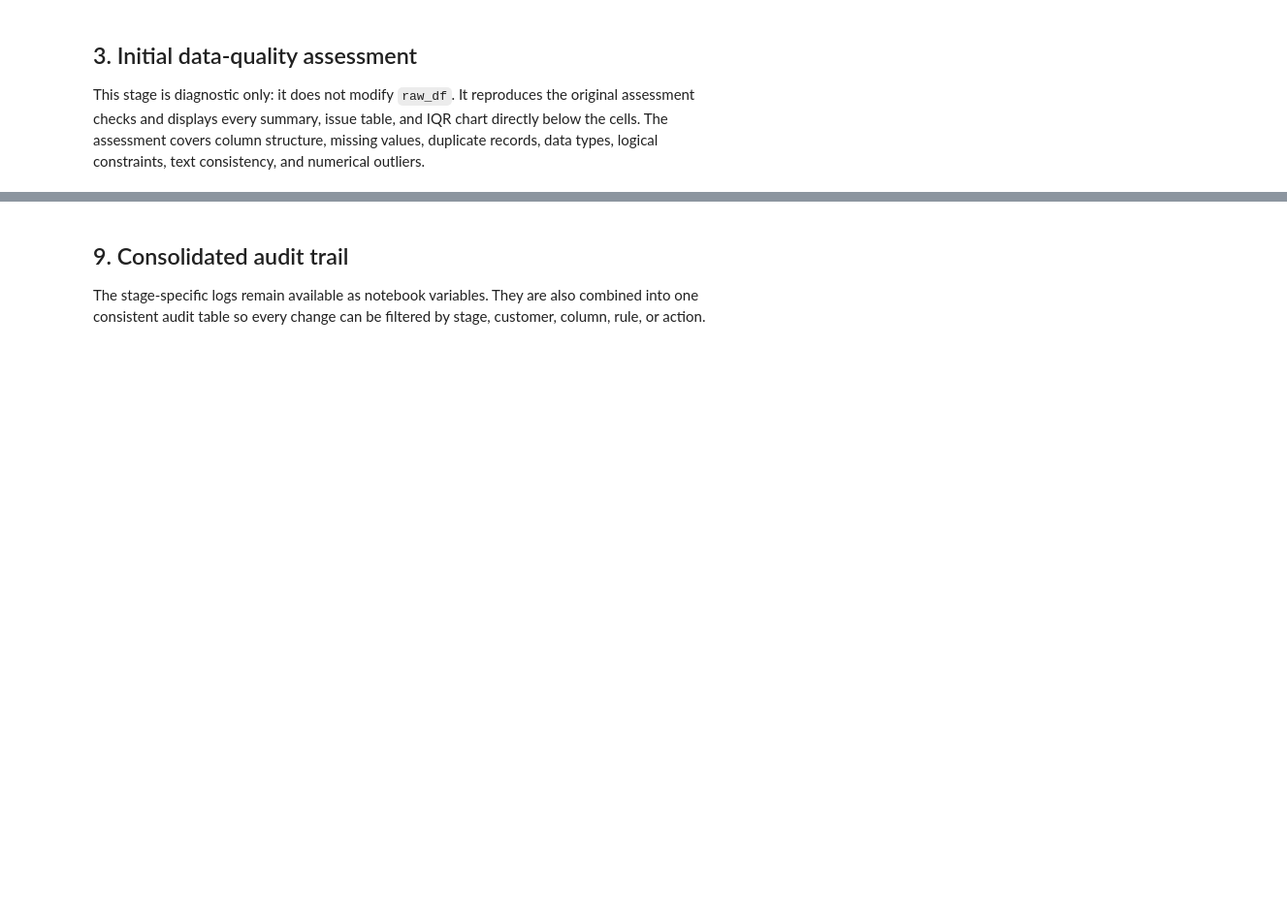
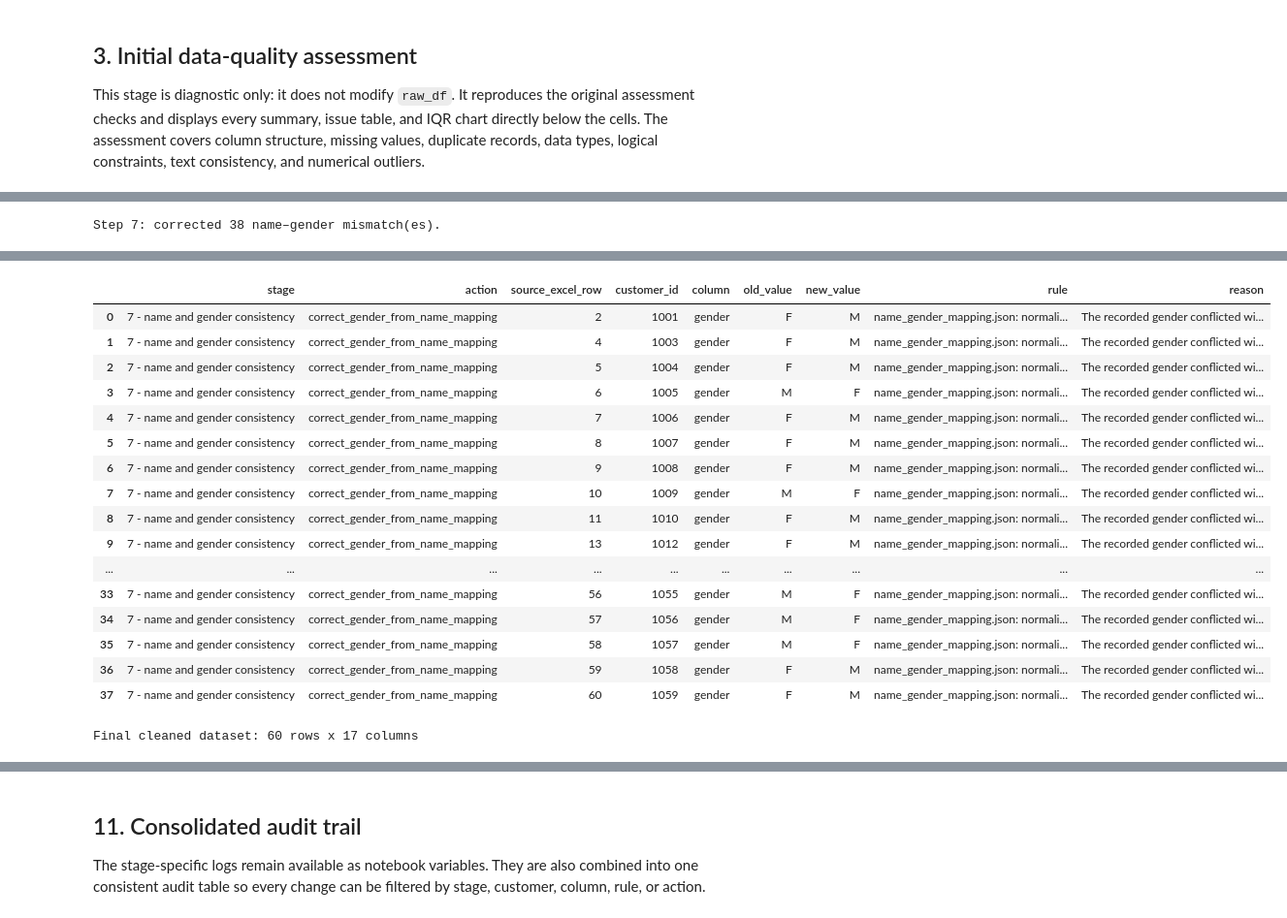
Before and after one commit to StudyBuildCommunity/studybuild-data-cleaning-01, a Jupyter notebook: submissions/FatemehDehghan224/clean_data_code/customer_data_cleaning_pipeline.ipynb, the cells around one changed output, grey strips where cells are left out. Shown at 97% size. Saved outputs shown, nothing was run; the diff lists cells and outputs as text; code cells hidden in the pictures; blank space fills up the shorter version.

```diff
--- a/submissions/FatemehDehghan224/clean_data_code/customer_data_cleaning_pipeline.ipynb
+++ b/submissions/FatemehDehghan224/clean_data_code/customer_data_cleaning_pipeline.ipynb
@@ -24,6 +25,7 @@ This section imports the required libraries and finds the project root whether t
 from __future__ import annotations
 
 import itertools
+import json
 from datetime import date
 from difflib import SequenceMatcher
 from pathlib import Path
@@ -53,6 +55,8 @@ pd.set_option("display.max_colwidth", 120)
 pd.set_option("display.max_rows", 100)
 
 RAW_FILENAME = "raw_dataset_FatemehDehghan224.xlsx"
+NAME_GENDER_MAPPING_FILENAME = "name_gender_mapping.json"
+ALLOWED_GENDER_CODES = {"M", "F"}
 PROJECT_ROOT = next(
     (candidate for candidate in (Path.cwd(), *Path.cwd().parents)
      if (candidate / "data" / RAW_FILENAME).exists()),
@@ -65,7 +69,9 @@ if PROJECT_ROOT is None:
 
 DATA_DIR = PROJECT_ROOT / "data"
 RAW_DATA_PATH = DATA_DIR / RAW_FILENAME
+NAME_GENDER_MAPPING_PATH = PROJECT_ROOT / "clean_data_code" / NAME_GENDER_MAPPING_FILENAME
 
 print(f"Project root: {PROJECT_ROOT}")
 print(f"Raw input:   {RAW_DATA_PATH.relative_to(PROJECT_ROOT)}")
+print(f"Rule input:  {NAME_GENDER_MAPPING_PATH.relative_to(PROJECT_ROOT)}")
 print("Output mode:  notebook only (no files will be written)")
@@ -693,0 +1172,45 @@ display(format_decimal_columns_for_display(
+# %%
+gender_mismatch_review = assess_name_gender_consistency(
+    step6_df, normalized_name_gender_mapping
+)
+unmapped_after_cleaning = gender_mismatch_review.loc[
+    gender_mismatch_review["issue"].eq("name_missing_from_mapping"), "first_name"
+].dropna().unique().tolist()
+if unmapped_after_cleaning:
+    raise ValueError(
+        f"Update {NAME_GENDER_MAPPING_FILENAME} for unmapped names: {unmapped_after_cleaning}"
+    )
+
+final_df = step6_df.copy()
+normalized_final_names = final_df["first_name"].map(normalize_text)
+expected_final_gender = normalized_final_names.map(normalized_name_gender_mapping)
+current_final_gender = final_df["gender"].astype("string").str.strip().str.upper()
+gender_mismatch_mask = current_final_gender.ne(expected_final_gender)
+step7_changes = []
+
+for idx in final_df.index[gender_mismatch_mask]:
+    expected_value = expected_final_gender.at[idx]
+    step7_changes.append(change_record(
+        stage="7 - name and gender consistency",
+        action="correct_gender_from_name_mapping",
+        source_excel_row=idx + 2,
+        customer_id=final_df.at[idx, "customer_id"],
+        column="gender",
+        old_value=final_df.at[idx, "gender"],
+        new_value=expected_value,
+        rule=f"{NAME_GENDER_MAPPING_FILENAME}: normalized first_name maps to gender",
+        reason="The recorded gender conflicted with the reviewed name–gender reference.",
+    ))
+    final_df.at[idx, "gender"] = expected_value
+
+step7_log = pd.DataFrame(step7_changes, columns=CHANGE_COLUMNS)
+print(f"Step 7: corrected {len(step7_log)} name–gender mismatch(es).")
+display(gender_mismatch_review)
+display(step7_log)
+print(f"Final cleaned dataset: {len(final_df)} rows x {len(final_df.columns)} columns")
+display(format_decimal_columns_for_display(
+    final_df,
+    {"total_spending": TOTAL_SPENDING_DISPLAY_FORMAT},
+))
+# %% [output]
+Step 7: corrected 38 name–gender mismatch(es).
@@ -693,0 +1234,18 @@ display(format_decimal_columns_for_display(
+|  | stage | action | source_excel_row | customer_id | column | old_value | new_value | rule | reason |
+| 0 | 7 - name and gender consistency | correct_gender_from_name_mapping | 2 | 1001 | gender | F | M | name_gender_mapping.json: normali... | The recorded gender conflicted wi... |
+| 1 | 7 - name and gender consistency | correct_gender_from_name_mapping | 4 | 1003 | gender | F | M | name_gender_mapping.json: normali... | The recorded gender conflicted wi... |
+| 2 | 7 - name and gender consistency | correct_gender_from_name_mapping | 5 | 1004 | gender | F | M | name_gender_mapping.json: normali... | The recorded gender conflicted wi... |
+| 3 | 7 - name and gender consistency | correct_gender_from_name_mapping | 6 | 1005 | gender | M | F | name_gender_mapping.json: normali... | The recorded gender conflicted wi... |
+| 4 | 7 - name and gender consistency | correct_gender_from_name_mapping | 7 | 1006 | gender | F | M | name_gender_mapping.json: normali... | The recorded gender conflicted wi... |
+| 5 | 7 - name and gender consistency | correct_gender_from_name_mapping | 8 | 1007 | gender | F | M | name_gender_mapping.json: normali... | The recorded gender conflicted wi... |
+| 6 | 7 - name and gender consistency | correct_gender_from_name_mapping | 9 | 1008 | gender | F | M | name_gender_mapping.json: normali... | The recorded gender conflicted wi... |
+| 7 | 7 - name and gender consistency | correct_gender_from_name_mapping | 10 | 1009 | gender | M | F | name_gender_mapping.json: normali... | The recorded gender conflicted wi... |
+| 8 | 7 - name and gender consistency | correct_gender_from_name_mapping | 11 | 1010 | gender | F | M | name_gender_mapping.json: normali... | The recorded gender conflicted wi... |
+| 9 | 7 - name and gender consistency | correct_gender_from_name_mapping | 13 | 1012 | gender | F | M | name_gender_mapping.json: normali... | The recorded gender conflicted wi... |
+| ... | ... | ... | ... | ... | ... | ... | ... | ... | ... |
+| 33 | 7 - name and gender consistency | correct_gender_from_name_mapping | 56 | 1055 | gender | M | F | name_gender_mapping.json: normali... | The recorded gender conflicted wi... |
+| 34 | 7 - name and gender consistency | correct_gender_from_name_mapping | 57 | 1056 | gender | M | F | name_gender_mapping.json: normali... | The recorded gender conflicted wi... |
+| 35 | 7 - name and gender consistency | correct_gender_from_name_mapping | 58 | 1057 | gender | M | F | name_gender_mapping.json: normali... | The recorded gender conflicted wi... |
+| 36 | 7 - name and gender consistency | correct_gender_from_name_mapping | 59 | 1058 | gender | F | M | name_gender_mapping.json: normali... | The recorded gender conflicted wi... |
+| 37 | 7 - name and gender consistency | correct_gender_from_name_mapping | 60 | 1059 | gender | F | M | name_gender_mapping.json: normali... | The recorded gender conflicted wi... |
+Final cleaned dataset: 60 rows x 17 columns
@@ -694,5 +1269,5 @@ display(format_decimal_columns_for_display(
 # %% [markdown]
-## 9. Consolidated audit trail
+## 11. Consolidated audit trail
 
 The stage-specific logs remain available as notebook variables. They are also combined into one consistent audit table so every change can be filtered by stage, customer, column, rule, or action.
 # %%
```
Also changed, not shown: parts of 30 cells of this notebook, 2 other files.
